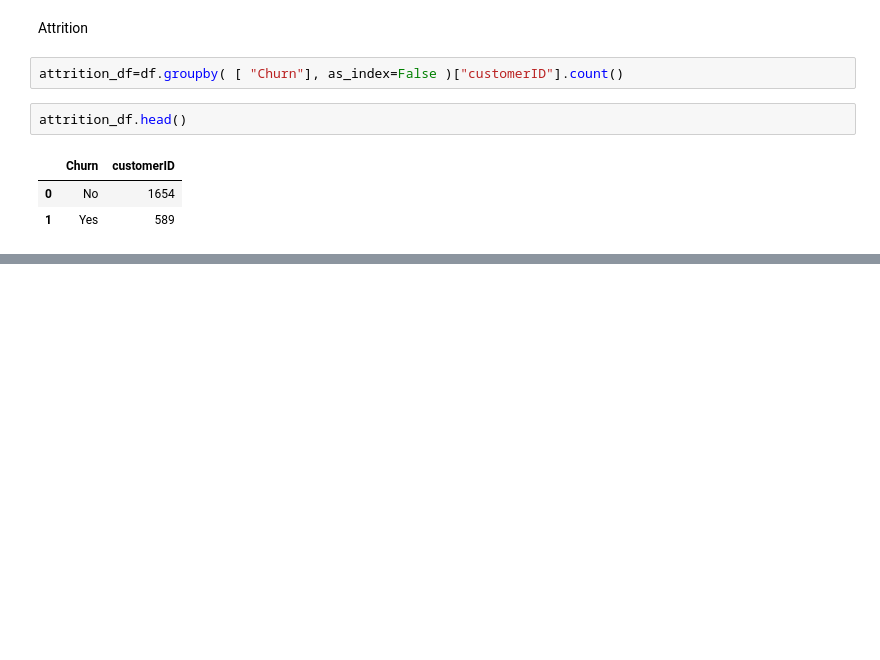
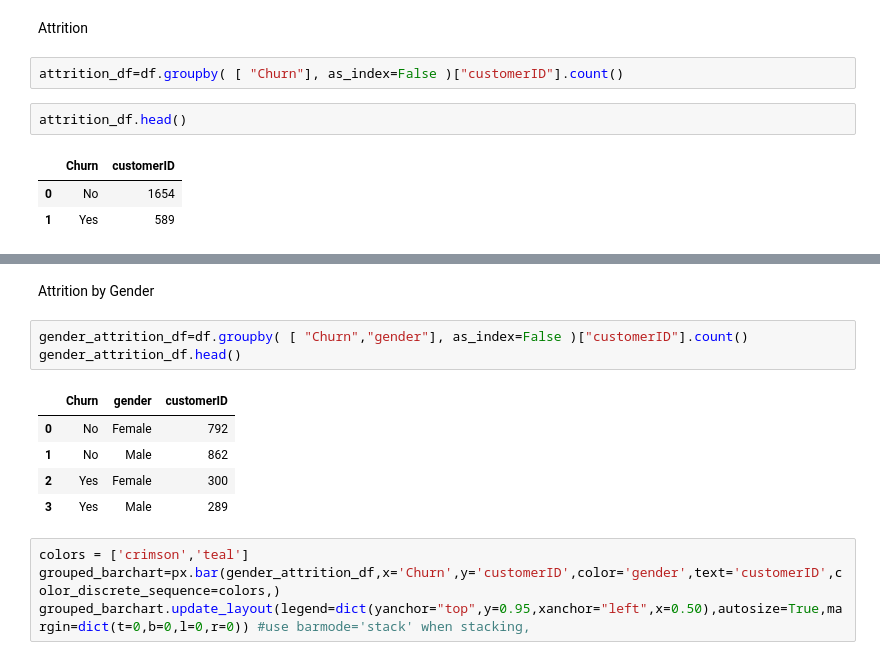
Before and after one commit to SammyOngaya/qml, a Jupyter notebook: qml/Notebooks/Telco-Customer-Churn.ipynb, the cells around one changed output, grey strips where cells are left out. Saved outputs shown, nothing was run; the diff lists cells and outputs as text; blank space fills up the shorter version.

Commit message:
Attrition by Gender

```diff
--- a/qml/Notebooks/Telco-Customer-Churn.ipynb
+++ b/qml/Notebooks/Telco-Customer-Churn.ipynb
@@ -57,0 +51,15 @@ fig.show()
+# %% [markdown]
+Attrition by Gender
+# %%
+gender_attrition_df=df.groupby( [ "Churn","gender"], as_index=False )["customerID"].count()
+gender_attrition_df.head()
+# %% [output]
+|  | Churn | gender | customerID |
+| 0 | No | Female | 792 |
+| 1 | No | Male | 862 |
+| 2 | Yes | Female | 300 |
+| 3 | Yes | Male | 289 |
+# %%
+colors = ['crimson','teal']
+grouped_barchart=px.bar(gender_attrition_df,x='Churn',y='customerID',color='gender',text='customerID',color_discrete_sequence=colors,)
+grouped_barchart.update_layout(legend=dict(yanchor="top",y=0.95,xanchor="left",x=0.50),autosize=True,margin=dict(t=0,b=0,l=0,r=0)) #use barmode='stack' when stacking,
```
Also changed, not shown: parts of 2 cells of this notebook.
